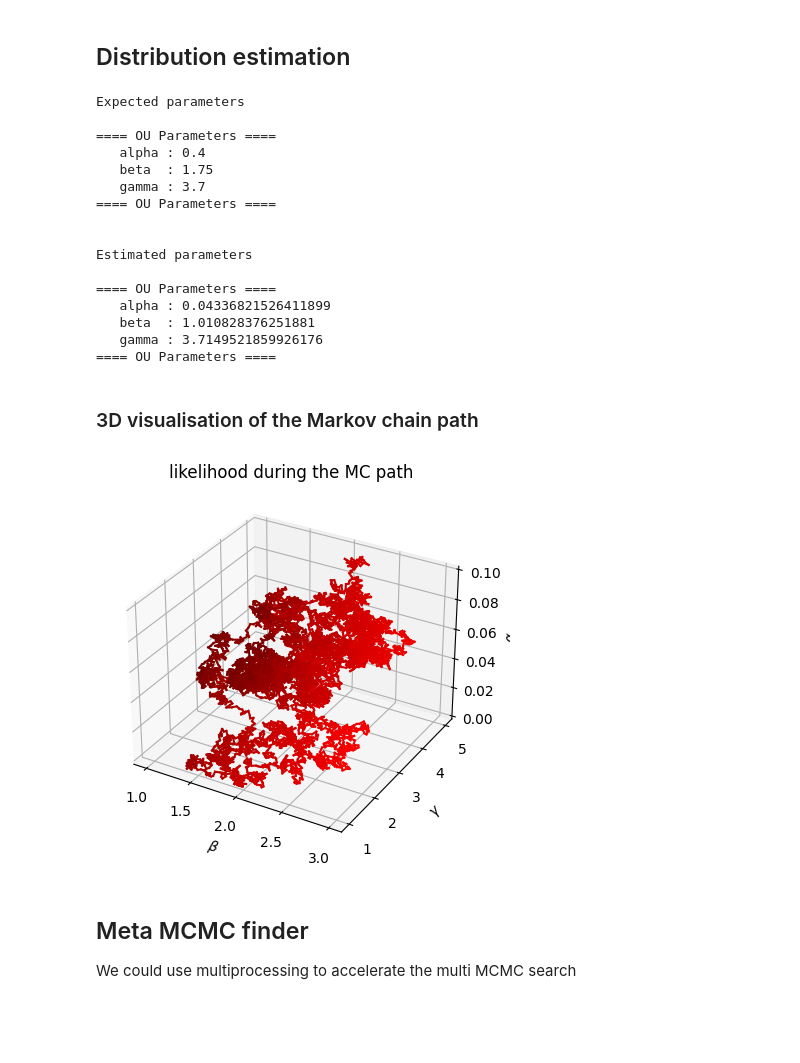
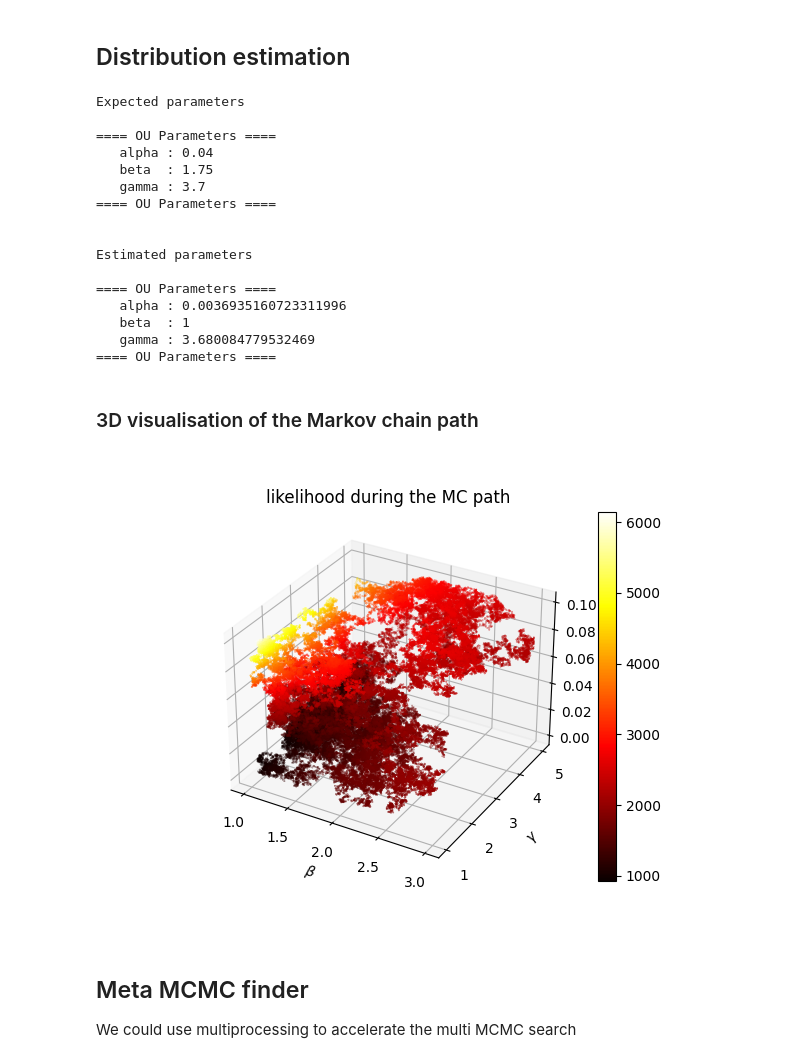
Before and after one commit to DiorAdama/MCMC, a Jupyter notebook: OU-likelihood/OU_mcmc.ipynb, the cells around one changed output. Drawn from its saved outputs; the diff is of its cells as text; code cells hidden in the pictures; blank space fills up the shorter version.

Commit message:
Current progress : MCMC is not accurate

```diff
--- a/OU-likelihood/OU_mcmc.ipynb
+++ b/OU-likelihood/OU_mcmc.ipynb
@@ -137,11 +137,11 @@ estimation_plot(
 import random
 def MarkovTransition(param):
     r = random.random()
-    alpha1 = max(minParams.alpha,min(maxParams.alpha,param.alpha + 2*(r-0.5)*(maxParams.alpha-minParams.alpha)/50))  # uniform distribution on [alpha - alphaBoundaries/10;alpha + alphaBoundaries/10]
+    alpha1 = max(minParams.alpha,min(maxParams.alpha,param.alpha + 2*(r-0.5)*(maxParams.alpha-minParams.alpha)/100))  # uniform distribution on [alpha - alphaBoundaries/10;alpha + alphaBoundaries/10]
     r = random.random()
-    beta1 = max(minParams.beta,min(maxParams.beta,param.beta + 2*(r-0.5)*(maxParams.beta-minParams.beta)/50))
+    beta1 = max(minParams.beta,min(maxParams.beta,param.beta + 2*(r-0.5)*(maxParams.beta-minParams.beta)/100))
     r = random.random()
-    gamma1 = max(minParams.gamma,min(maxParams.gamma,param.gamma + 2*(r-0.5)*(maxParams.gamma-minParams.gamma)/50))
+    gamma1 = max(minParams.gamma,min(maxParams.gamma,param.gamma + 2*(r-0.5)*(maxParams.gamma-minParams.gamma)/100))
     return OU_Parameters(alpha1,beta1,gamma1)
 # %% [markdown]
 ### Metropolis Hastings algorithm
@@ -180,17 +180,18 @@ def OU_metropolis_mcmc(n,T,N,path,Xs=None):
 ## Distribution estimation
 # %%
 
-paramsToFind = OU_Parameters(alpha=0.4,beta=1.75,gamma=3.7)
+paramsToFind = OU_Parameters(alpha=0.04,beta=1.75,gamma=3.7)
 
-samples1,NLLs1,BestX1,NLL1 = OU_metropolis_mcmc(   n    = 10**5,
-                                                    T    = 1000,
-                                                    N    = 1000,
-                                                    path = OU_process(  T     = 1000,
-                                                                        N     = 10000,
-                                                                        x0    = 100,
-                                                                        alpha = paramsToFind.alpha,
-                                                                        beta  = paramsToFind.beta,
-                                                                        gamma = paramsToFind.gamma))
+samples1,NLLs1,BestX1,NLL1 = OU_metropolis_mcmc(n    = 10**5,
+                                                T    = 1000,
+                                                N    = 1000,
+                                                Xs   = paramsToFind,
+                                                path = OU_process(  T     = 1000,
+                                                                    N     = 10000,
+                                                                    x0    = 100,
+                                                                    alpha = paramsToFind.alpha,
+                                                                    beta  = paramsToFind.beta,
+                                                                    gamma = paramsToFind.gamma))
 # %%
 print('Expected parameters')
 print(paramsToFind)
@@ -200,7 +201,7 @@ print(BestX1)
 Expected parameters
 
 ==== OU Parameters ====
-   alpha : 0.4
+   alpha : 0.04
    beta  : 1.75
    gamma : 3.7
 ==== OU Parameters ====
@@ -209,34 +210,39 @@ Expected parameters
 Estimated parameters
 
 ==== OU Parameters ====
-   alpha : 0.04336821526411899
-   beta  : 1.010828376251881
-   gamma : 3.7149521859926176
+   alpha : 0.0036935160723311996
+   beta  : 1
+   gamma : 3.680084779532469
 ==== OU Parameters ====
 # %% [markdown]
 ### 3D visualisation of the Markov chain path
 # %%
+%matplotlib widget
 import numpy as np
 import matplotlib.pyplot as plt
 
 ax = plt.axes(projection='3d')
 
-imax = 10000
+imax = 100000
 
 zline = [s.alpha for s in samples1][:imax]
 xline = [s.beta for s in samples1][:imax]
 yline = [s.gamma for s in samples1][:imax]
-color = NLLs1[:imax]/max(NLLs1)
+color = NLLs1[:imax]
 
-for i in range(1, imax):
-    ax.plot(xline[i-1:i+1], yline[i-1:i+1], zline[i-1:i+1], c=(color[i-1], 0, 0))
+img = ax.scatter(xline,yline,zline,c=color,cmap='hot',s=0.1)
+
 ax.set_xlabel(r'$\beta$')
 ax.set_ylabel(r'$\gamma$')
 ax.set_zlabel(r'$\alpha$')
+
+ax.scatter(BestX1.beta,BestX1.gamma,BestX1.alpha, c='green',marker='+',s=100)
+
 plt.title('likelihood during the MC path')
+plt.colorbar(img)
 plt.show()
 # %% [output]
-[figure, old version]
+[figure, new version]
 # %% [markdown]
 ## Meta MCMC finder
 We could use multiprocessing to accelerate the multi MCMC search
```
Also changed, not shown: parts of 5 cells of this notebook.
